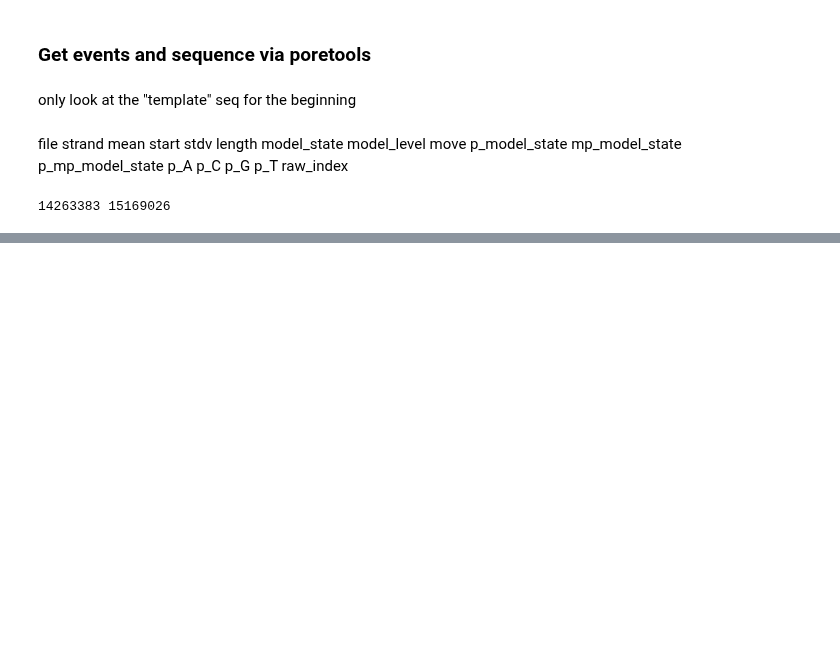
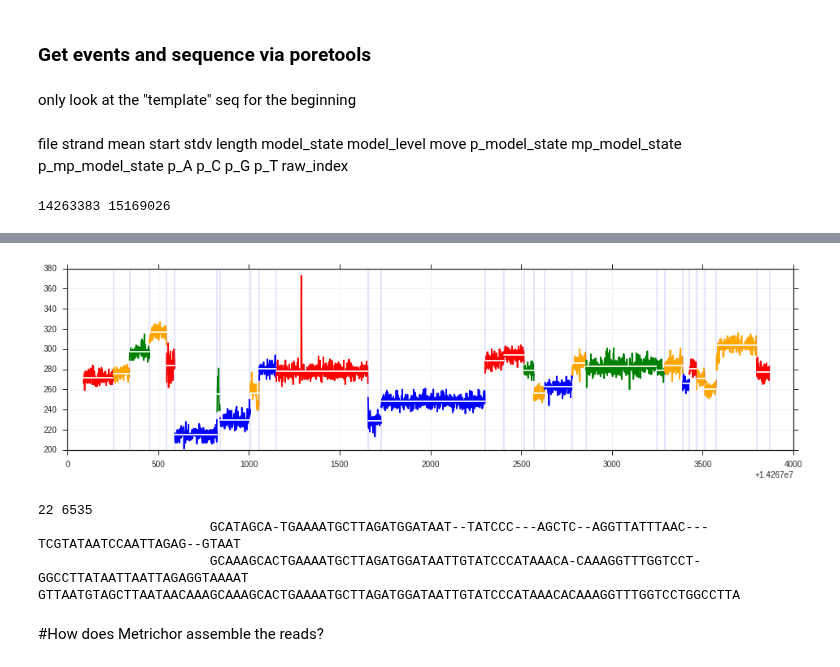
Before and after one commit to grst/nanopore-notebooks, a Jupyter notebook: notebooks/david analysis.ipynb, the cells around one changed output, grey strips where cells are left out. Saved outputs shown, nothing was run; the diff lists cells and outputs as text; code cells hidden in the pictures; blank space fills up the shorter version.

```diff
--- a/notebooks/david analysis.ipynb
+++ b/notebooks/david analysis.ipynb
@@ -98 +118,18 @@ print(all_raw[14263383:14263483])
+# %%
+cols = {"A": "red", "T": "blue", "G": "green", "C": "orange"}
+fig, ax = subplots(figsize = (16,4))
+for ev in raw_events[22:50]:
+    mean = np.mean(all_raw[ev["start"]:ev["end"]])
+    if move == 1:
+        col = cols[ev["mp_kmer"][2]]
+    elif move == 0:
+        col = "black"
+    else:
+        col = "purple"
+    ax.plot(range(ev["start"], ev["end"]), list(all_raw[ev["start"]:ev["end"]]), color=col)
+    ax.axvline(ev["end"], linewidth=.2)
+#     ax.annotate("xx", xy=(start-ev0, mean + 40), xycoords="data")
+    ax.plot((ev["start"], ev["end"]), [mean] * 2, color="white")
+# %% [output]
+[figure, added]
 # %%
@@ -110 +138,14 @@ for ev in events:
+# %%
+print(alignment.query_begin, alignment.query_end)
+als = alignment.query_begin
+print(" " * als + alignment.aligned_target_sequence[:90])
+print(" " * als + alignment.aligned_query_sequence[:90])
+print(alignment.query_sequence[:90])
+# %% [output]
+22 6535
+                      GCATAGCA-TGAAAATGCTTAGATGGATAAT--TATCCC---AGCTC--AGGTTATTTAAC---TCGTATAATCCAATTAGAG--GTAAT
+                      GCAAAGCACTGAAAATGCTTAGATGGATAATTGTATCCCATAAACA-CAAAGGTTTGGTCCT-GGCCTTATAATTAATTAGAGGTAAAAT
+GTTAATGTAGCTTAATAACAAAGCAAAGCACTGAAAATGCTTAGATGGATAATTGTATCCCATAAACACAAAGGTTTGGTCCTGGCCTTA
+# %% [markdown]
+#How does Metrichor assemble the reads?
 # %%
```
Also changed, not shown: parts of 20 cells of this notebook, 1 other file.
